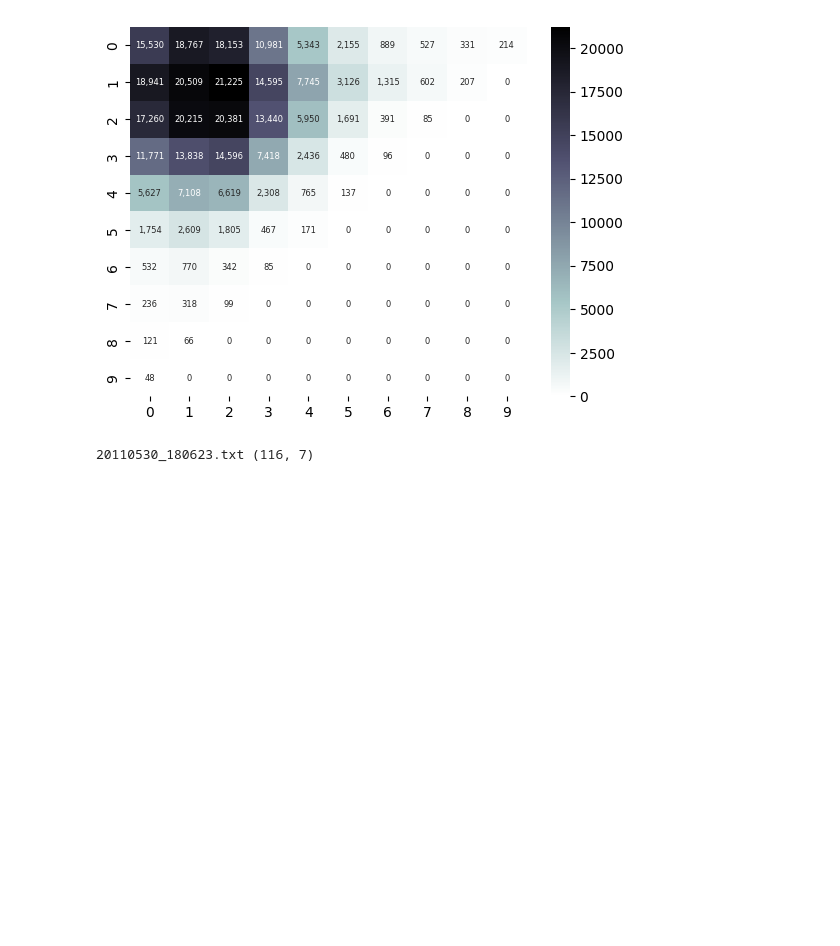
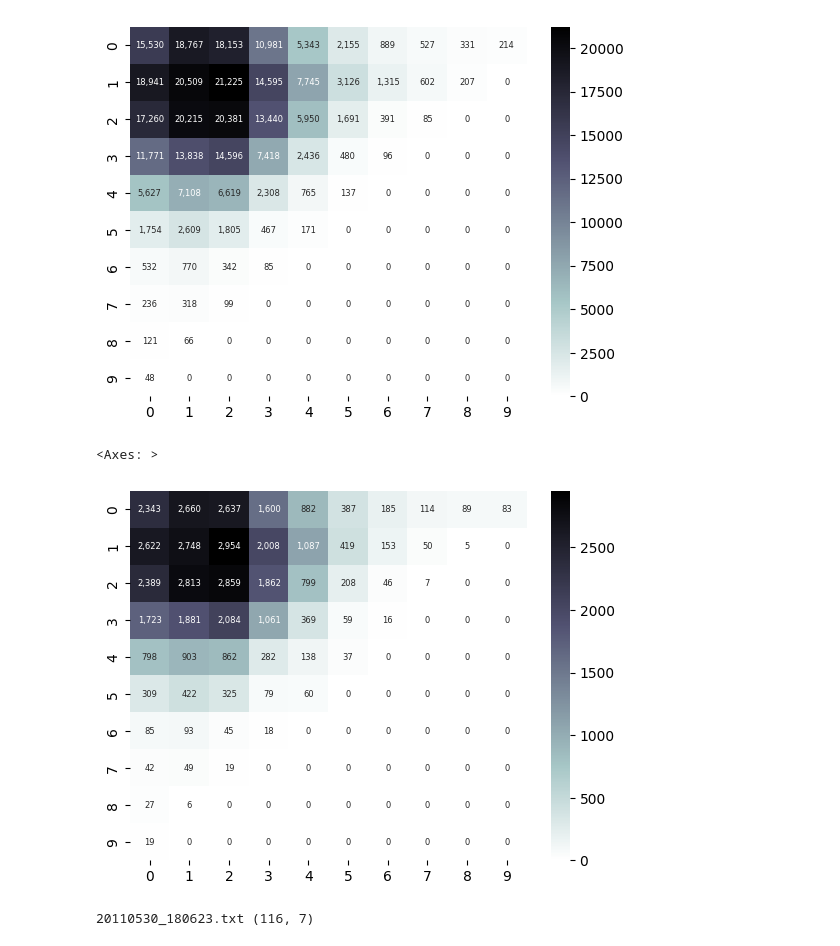
Before and after one commit to sarahhannahwu/benchmarking-creativity, a Jupyter notebook: analysis/human_data_analysis.ipynb, the cells around one changed output. Saved outputs shown, nothing was run; the diff lists cells and outputs as text; code cells hidden in the pictures; blank space fills up the shorter version.

Commit message:
graphs

```diff
--- a/analysis/human_data_analysis.ipynb
+++ b/analysis/human_data_analysis.ipynb
@@ -6,7 +6,8 @@ import matplotlib.pyplot as plt
 
 import functions.tools as tools # Import from ./functions/tools.py
 
-fp = "data/all-games.tsv"
+
+fp = "../data/all-games.tsv"
 df = pd.read_csv(fp, sep="\t")
 df['timestamp_gallery'] = pd.to_numeric(df['timestamp_gallery'], errors='coerce')
 df.head()
@@ -71,6 +72,14 @@ sns.heatmap(full_weighted_matrix, cmap="bone_r", annot=True, annot_kws={"size":
 # %% [output]
 <Axes: >
 [figure]
+# %%
+# Create a heatmap of just the gallery shapes (rows that have a value for timestamp_gallery)
+gallery_shapes = df.query("timestamp_gallery > 0")['shape'].apply(lambda x: tools.decode_shape_binaries_str(x))
+gallery_weighted_matrix = gallery_shapes.apply(create_padded_matrix).sum()
+sns.heatmap(gallery_weighted_matrix, cmap="bone_r", annot=True, annot_kws={"size": 6}, fmt=',.0f')
+# %% [output]
+<Axes: >
+[figure, added]
 # %%
 
 # For each game
```
Also changed, not shown: 4 other files.
